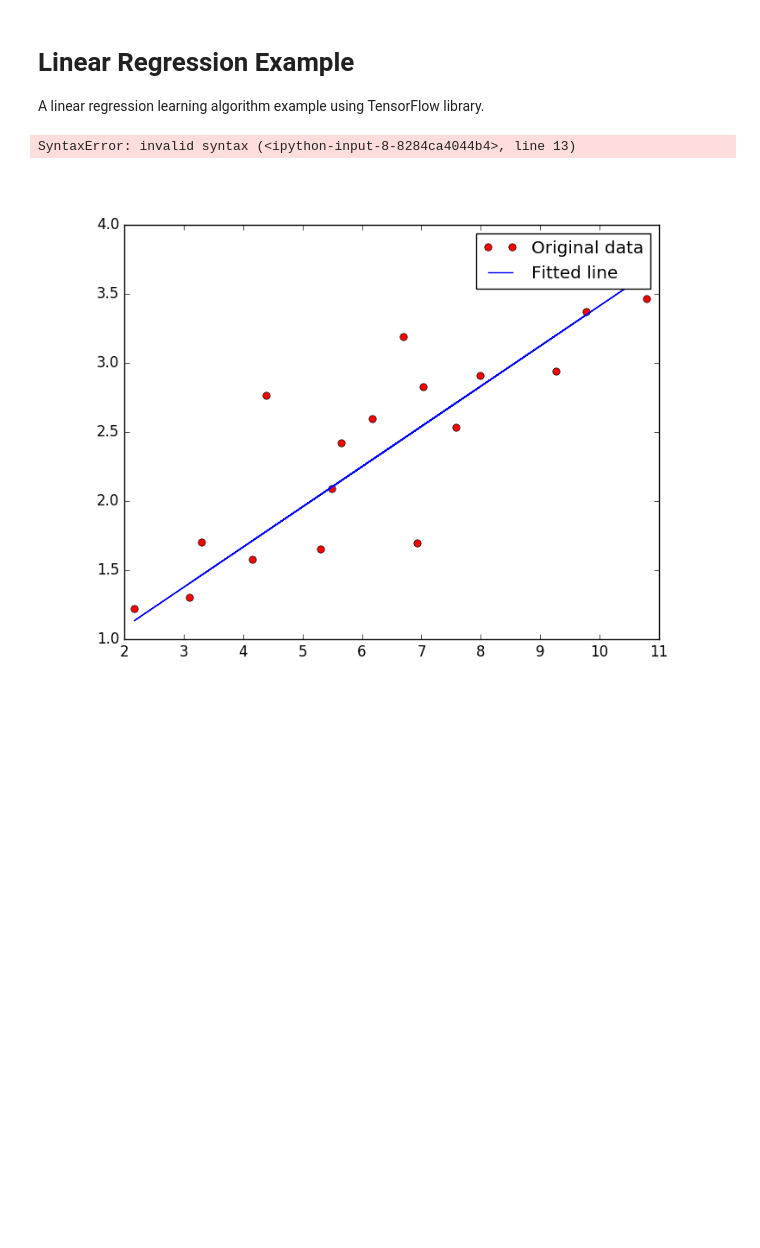
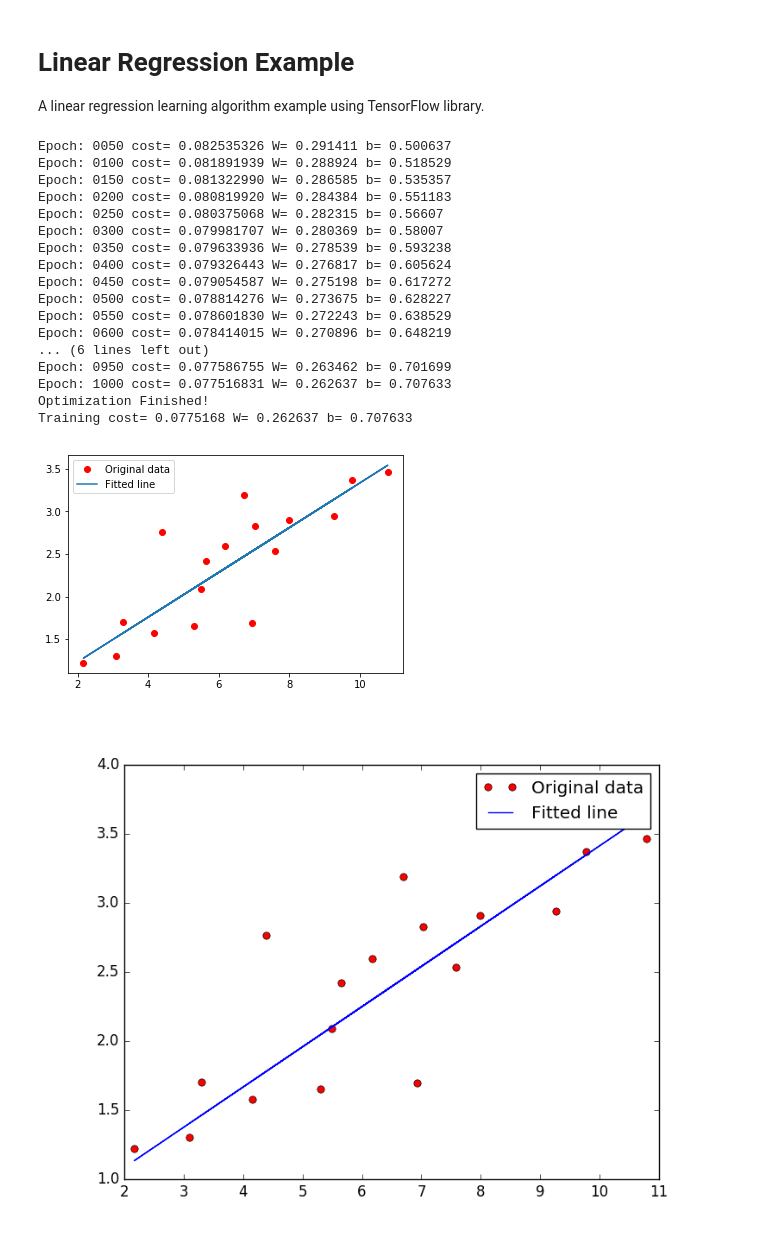
Before and after one commit to CMWENLIU/deep-learning-TF, a Jupyter notebook: linear_regression.ipynb, the cells around one changed output. Saved outputs shown, nothing was run; the diff lists cells and outputs as text; code cells hidden in the pictures; blank space fills up the shorter version.

```diff
--- a/linear_regression.ipynb
+++ b/linear_regression.ipynb
@@ -41,30 +41,47 @@ init = tf.global_variables_initializer()
 # %%
 # Start training
 with tf.Session() as sess:
     sess.run(init)
 
     # Fit all training data
     for epoch in range(training_epochs):
         for (x, y) in zip(train_X, train_Y):
             sess.run(optimizer, feed_dict={X: x, Y: y})
 
         #Display logs per epoch step
         if (epoch+1) % display_step == 0:
             c = sess.run(cost, feed_dict={X: train_X, Y:train_Y})
-            print "Epoch:", '%04d' % (epoch+1), "cost=", "{:.9f}".format(c), \
-                "W=", sess.run(W), "b=", sess.run(b)
+            print ("Epoch:", '%04d' % (epoch+1), "cost=", "{:.9f}".format(c), \
+                "W=", sess.run(W), "b=", sess.run(b))
 
-    print ("Optimization Finished!"
-)    training_cost = sess.run(cost, feed_dict={X: train_X, Y: train_Y})
-    print "Training cost=", training_cost, "W=", sess.run(W), "b=", sess.run(b), '\n'
+    print ("Optimization Finished!")
+    training_cost = sess.run(cost, feed_dict={X: train_X, Y: train_Y})
+    print ("Training cost=", training_cost, "W=", sess.run(W), "b=", sess.run(b), '\n')
 
     #Graphic display
     plt.plot(train_X, train_Y, 'ro', label='Original data')
     plt.plot(train_X, sess.run(W) * train_X + sess.run(b), label='Fitted line')
     plt.legend()
     plt.show()
 # %% [output]
-SyntaxError: invalid syntax (<ipython-input-8-8284ca4044b4>, line 13)
+Epoch: 0050 cost= 0.082535326 W= 0.291411 b= 0.500637
+Epoch: 0100 cost= 0.081891939 W= 0.288924 b= 0.518529
+Epoch: 0150 cost= 0.081322990 W= 0.286585 b= 0.535357
+Epoch: 0200 cost= 0.080819920 W= 0.284384 b= 0.551183
+Epoch: 0250 cost= 0.080375068 W= 0.282315 b= 0.56607
+Epoch: 0300 cost= 0.079981707 W= 0.280369 b= 0.58007
+Epoch: 0350 cost= 0.079633936 W= 0.278539 b= 0.593238
+Epoch: 0400 cost= 0.079326443 W= 0.276817 b= 0.605624
+Epoch: 0450 cost= 0.079054587 W= 0.275198 b= 0.617272
+Epoch: 0500 cost= 0.078814276 W= 0.273675 b= 0.628227
+Epoch: 0550 cost= 0.078601830 W= 0.272243 b= 0.638529
+Epoch: 0600 cost= 0.078414015 W= 0.270896 b= 0.648219
+... (6 lines left out)
+Epoch: 0950 cost= 0.077586755 W= 0.263462 b= 0.701699
+Epoch: 1000 cost= 0.077516831 W= 0.262637 b= 0.707633
+Optimization Finished!
+Training cost= 0.0775168 W= 0.262637 b= 0.707633
+[figure, added]
 # %%
 # Regression result
 # %% [output]
```
